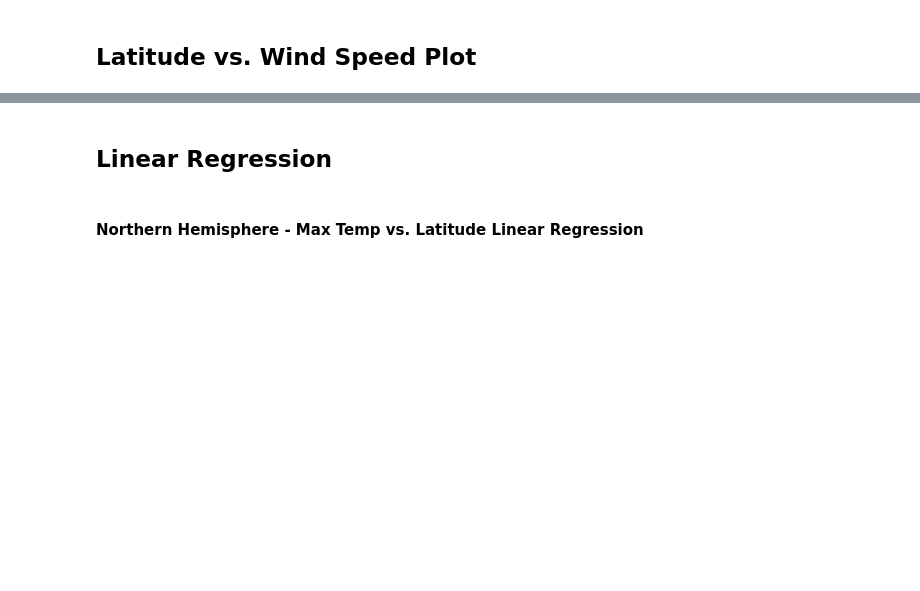
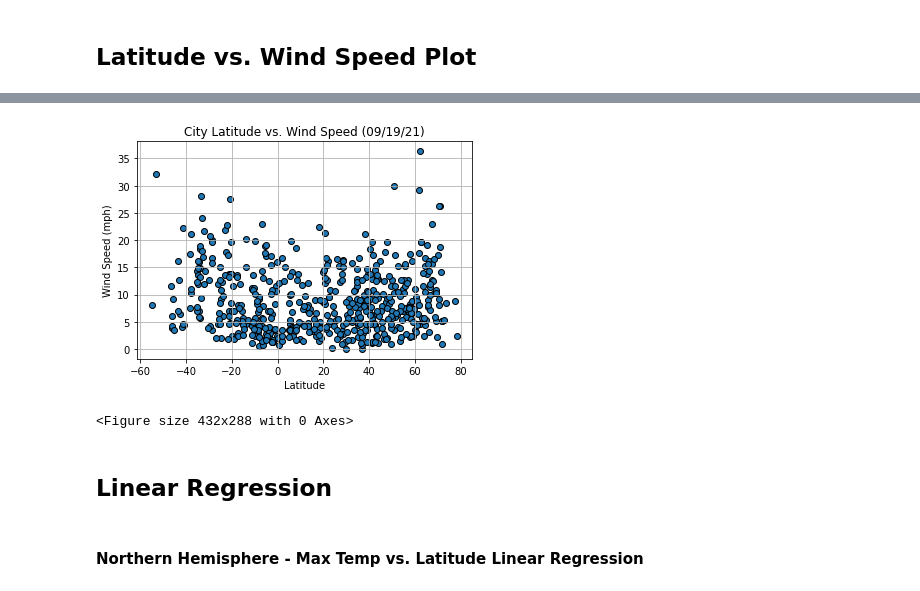
Before and after one commit to will5722/Python-API-Challenge, a Jupyter notebook: WeatherPy.ipynb, the cells around one changed output, grey strips where cells are left out. Saved outputs shown, nothing was run; the diff lists cells and outputs as text; code cells hidden in the pictures; blank space fills up the shorter version.

```diff
--- a/WeatherPy.ipynb
+++ b/WeatherPy.ipynb
@@ -173,2 +179,13 @@ Int64Index([], dtype='int64')
+# %%
+plt.scatter(weather_data['Latitude'], weather_data['Wind Speed'], edgecolors='black')
+plt.title('City Latitude vs. Wind Speed (09/19/21)')
+plt.xlabel('Latitude')
+plt.ylabel('Wind Speed (mph)')
+plt.grid()
+plt.show()
+plt.savefig("Images/Latitude vs. Wind Speed Plot.png")
+# %% [output]
+[figure, added]
+<Figure size 432x288 with 0 Axes>
 # %% [markdown]
 ## Linear Regression
```
Also changed, not shown: parts of 39 cells of this notebook, 14 other files.
